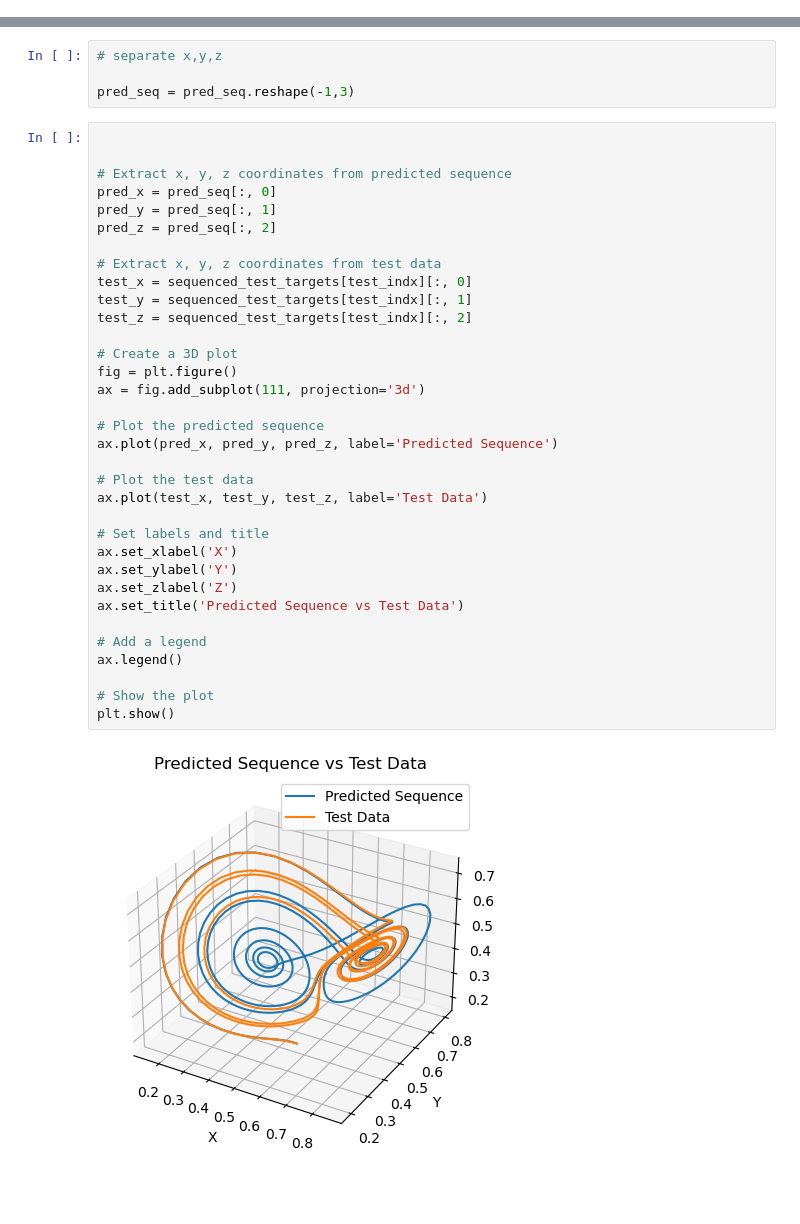
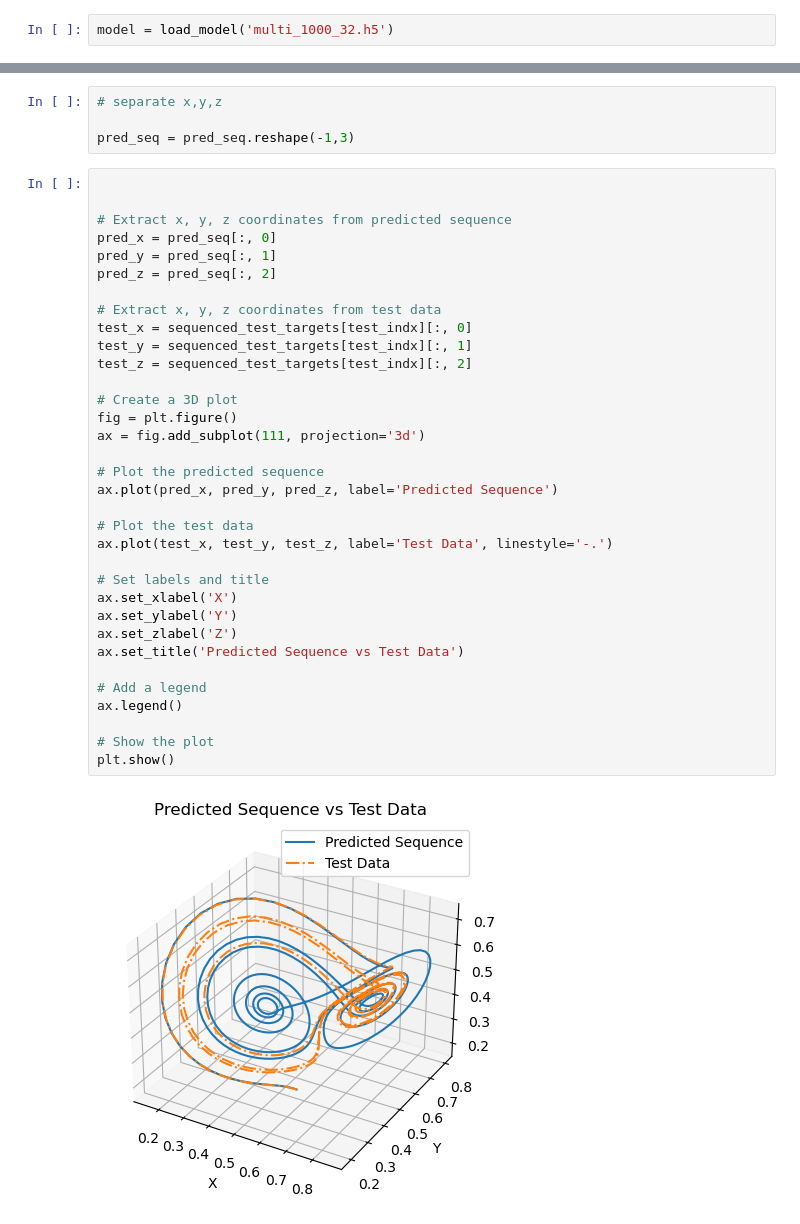
Before and after one commit to moyasui/AML-project, a Jupyter notebook: src/run_rnn.ipynb, the cells around one changed output, grey strips where cells are left out. Saved outputs shown, nothing was run; the diff lists cells and outputs as text; blank space fills up the shorter version.

```diff
--- a/src/run_rnn.ipynb
+++ b/src/run_rnn.ipynb
@@ -142,3 +132,5 @@ Epoch 1000/1000
+# %%
+model = load_model('multi_1000_32.h5')
 # %%
 def test_rnn(model, sequenced_test_inputs, seq_indx=0):
     # Make predictions for each time step
@@ -194,32 +186,32 @@ pred_seq = pred_seq.reshape(-1,3)
 pred_x = pred_seq[:, 0]
 pred_y = pred_seq[:, 1]
 pred_z = pred_seq[:, 2]
 
 # Extract x, y, z coordinates from test data
 test_x = sequenced_test_targets[test_indx][:, 0]
 test_y = sequenced_test_targets[test_indx][:, 1]
 test_z = sequenced_test_targets[test_indx][:, 2]
 
 # Create a 3D plot
 fig = plt.figure()
 ax = fig.add_subplot(111, projection='3d')
 
 # Plot the predicted sequence
 ax.plot(pred_x, pred_y, pred_z, label='Predicted Sequence')
 
 # Plot the test data
-ax.plot(test_x, test_y, test_z, label='Test Data')
+ax.plot(test_x, test_y, test_z, label='Test Data', linestyle='-.')
 
 # Set labels and title
 ax.set_xlabel('X')
 ax.set_ylabel('Y')
 ax.set_zlabel('Z')
 ax.set_title('Predicted Sequence vs Test Data')
 
 # Add a legend
 ax.legend()
 
 # Show the plot
 plt.show()
 # %% [output]
-[figure, old version]
+[figure, new version]
```
Also changed, not shown: parts of 5 cells of this notebook, 4 other files.
